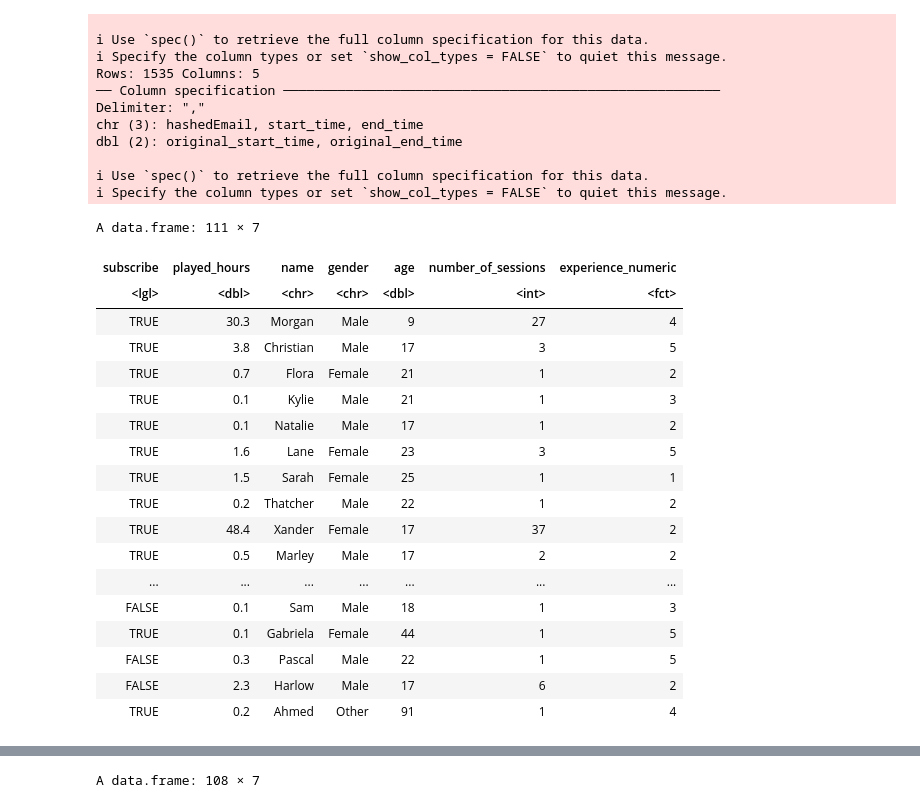
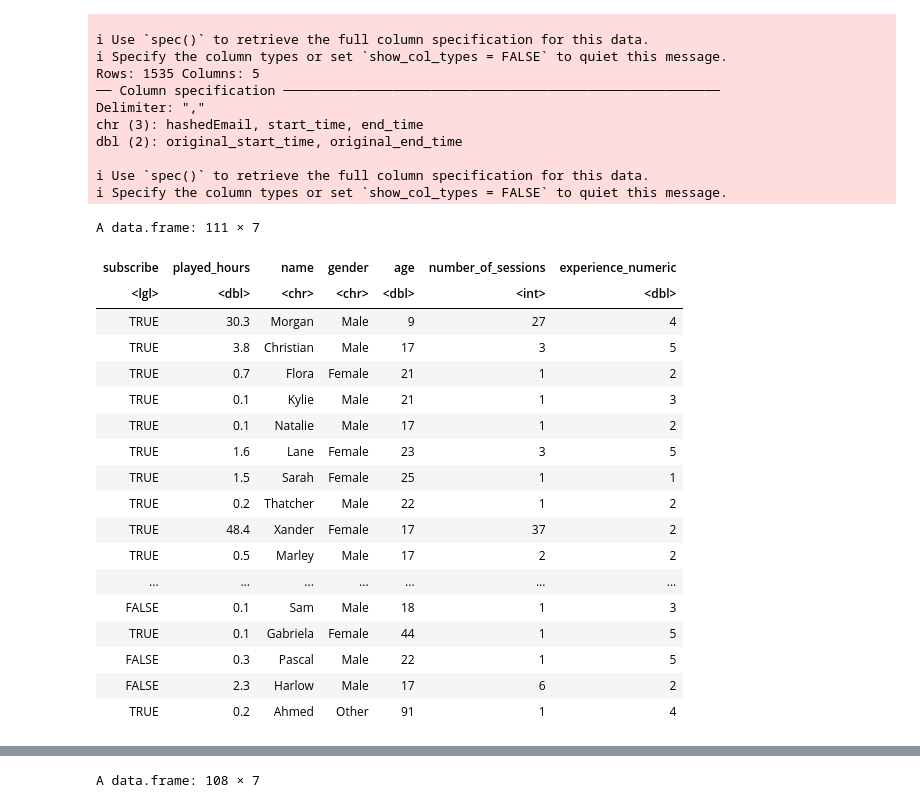
Before and after one commit to harpreeto6/Data_Science_Project, a Jupyter notebook: Minecraft_Analysis.ipynb, the cells around one changed output, grey strips where cells are left out. Cells and saved outputs as stored; diff of their text form; code cells hidden in the pictures.

```diff
--- a/Minecraft_Analysis.ipynb
+++ b/Minecraft_Analysis.ipynb
@@ -71,38 +71,35 @@ filter(played_hours > 0)
 
 sessions_number <- merged_df |>
 group_by(name) |>
   summarise(number_of_sessions = n())
 
 merged_df <- merged_df |>
   left_join(sessions_number, by = "name")
 
 merged_df <- merged_df |>
   mutate(experience_numeric = case_when(
     experience == "Beginner" ~ 1,
     experience == "Amateur" ~ 2,
     experience == "Regular" ~ 3,
     experience == "Pro" ~ 4,
     experience == "Veteran" ~ 5))
 
 merged_exp <- merged_df |>
   distinct(name, .keep_all=TRUE)
 
-merged_fct <- merged_exp |> #Turn all explanatory variables into factors
-mutate(experience_numeric = as_factor(experience_numeric))
-
 #remove columns from dataset we dont need anymore.
 #hashed email and name are unique for each
 #indidivudal so we dont need both present,
 #and we dont need the old experience column
 
-merged_final <- merged_fct |>
+merged_final <- merged_exp |>
     select(-experience, -hashedEmail)
 
 merged_final
 # %% [output]
 A data.frame: 111 × 7
 | subscribe | played_hours | name | gender | age | number_of_sessions | experience_numeric |
-| <lgl> | <dbl> | <chr> | <chr> | <dbl> | <int> | <fct> |
+| <lgl> | <dbl> | <chr> | <chr> | <dbl> | <int> | <dbl> |
 | TRUE | 30.3 | Morgan | Male | 9 | 27 | 4 |
 | TRUE | 3.8 | Christian | Male | 17 | 3 | 5 |
 | TRUE | 0.7 | Flora | Female | 21 | 1 | 2 |
```
Also changed, not shown: parts of 10 cells of this notebook.
